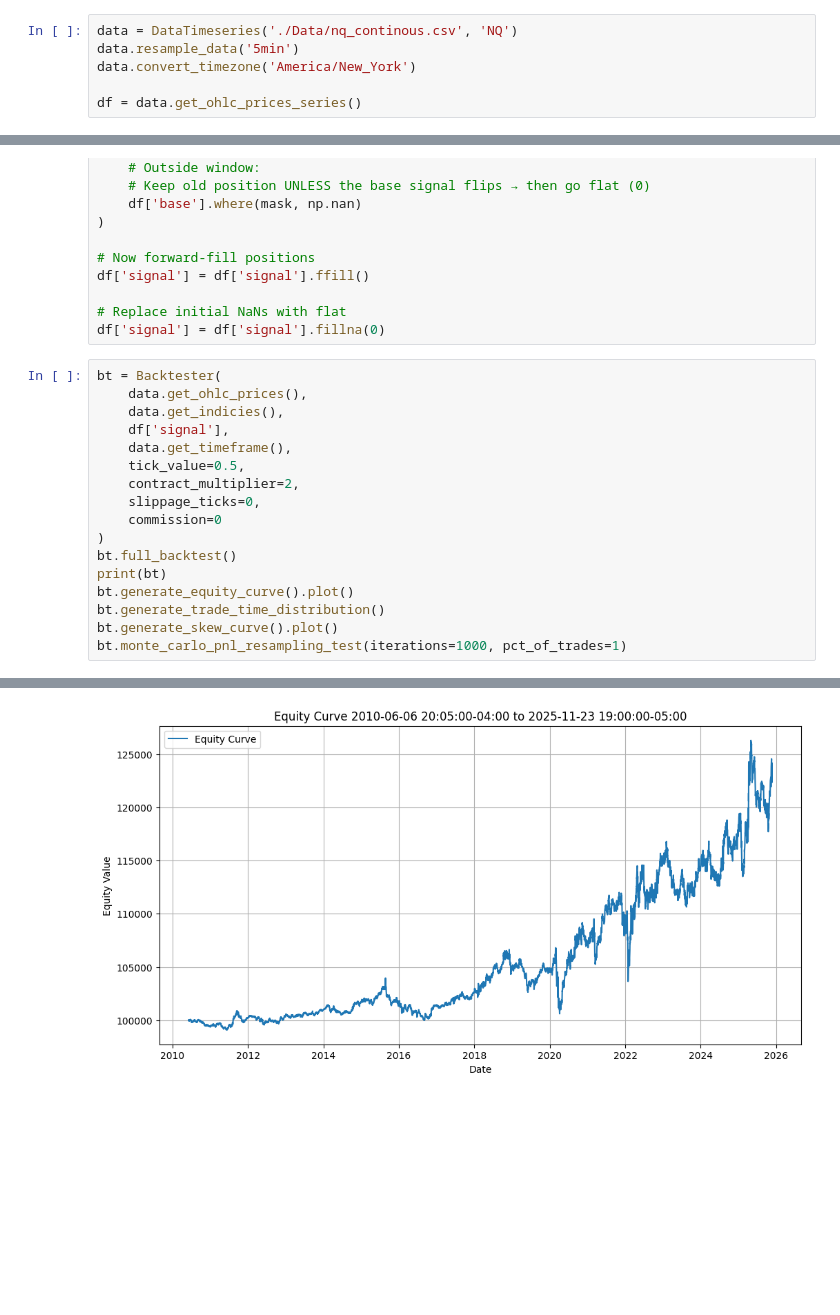
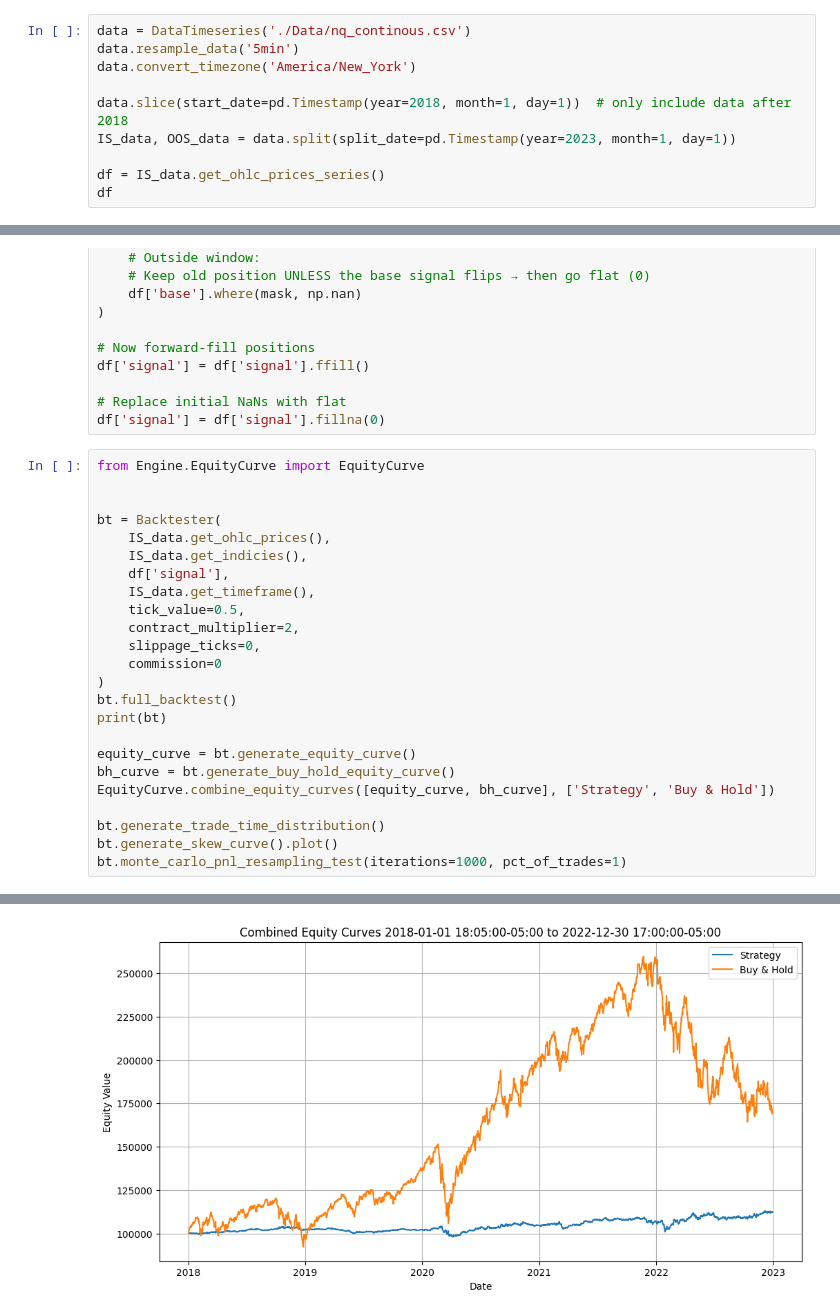
Before and after one commit to Rugbeatuno/RugbeatunoBacktestingSuite, a Jupyter notebook: ewmac8_32.ipynb, the cells around one changed output, grey strips where cells are left out. Saved outputs shown, nothing was run; the diff lists cells and outputs as text; blank space fills up the shorter version.

Commit message:
fixed timezone stuff and fixed buy hold returns

```diff
--- a/ewmac8_32.ipynb
+++ b/ewmac8_32.ipynb
@@ -7,11 +7,15 @@ import pandas_ta as ta
 from Engine.DataTimeseries import DataTimeseries
 from Engine.Backtester import Backtester
 # %%
-data = DataTimeseries('./Data/nq_continous.csv', 'NQ')
+data = DataTimeseries('./Data/nq_continous.csv')
 data.resample_data('5min')
 data.convert_timezone('America/New_York')
 
-df = data.get_ohlc_prices_series()
+data.slice(start_date=pd.Timestamp(year=2018, month=1, day=1))  # only include data after 2018
+IS_data, OOS_data = data.split(split_date=pd.Timestamp(year=2023, month=1, day=1))
+
+df = IS_data.get_ohlc_prices_series()
+df
 # %% [output]
 Loading ./Data/nq_continous.csv
 
@@ -47,11 +65,14 @@ df['signal'] = df['signal'].ffill()
 # Replace initial NaNs with flat
 df['signal'] = df['signal'].fillna(0)
 # %%
+from Engine.EquityCurve import EquityCurve
+
+
 bt = Backtester(
-    data.get_ohlc_prices(),
-    data.get_indicies(),
+    IS_data.get_ohlc_prices(),
+    IS_data.get_indicies(),
     df['signal'],
-    data.get_timeframe(),
+    IS_data.get_timeframe(),
     tick_value=0.5,
     contract_multiplier=2,
     slippage_ticks=0,
@@ -59,7 +80,11 @@ bt = Backtester(
 )
 bt.full_backtest()
 print(bt)
-bt.generate_equity_curve().plot()
+
+equity_curve = bt.generate_equity_curve()
+bh_curve = bt.generate_buy_hold_equity_curve()
+EquityCurve.combine_equity_curves([equity_curve, bh_curve], ['Strategy', 'Buy & Hold'])
+
 bt.generate_trade_time_distribution()
 bt.generate_skew_curve().plot()
 bt.monte_carlo_pnl_resampling_test(iterations=1000, pct_of_trades=1)
@@ -83,2 +108,2 @@ bt.monte_carlo_pnl_resampling_test(iterations=1000, pct_of_trades=1)
         Profit Factor:     1.01
-[figure, old version]
+[figure, new version]
```
Also changed, not shown: parts of 2 cells of this notebook, 2 other files.
